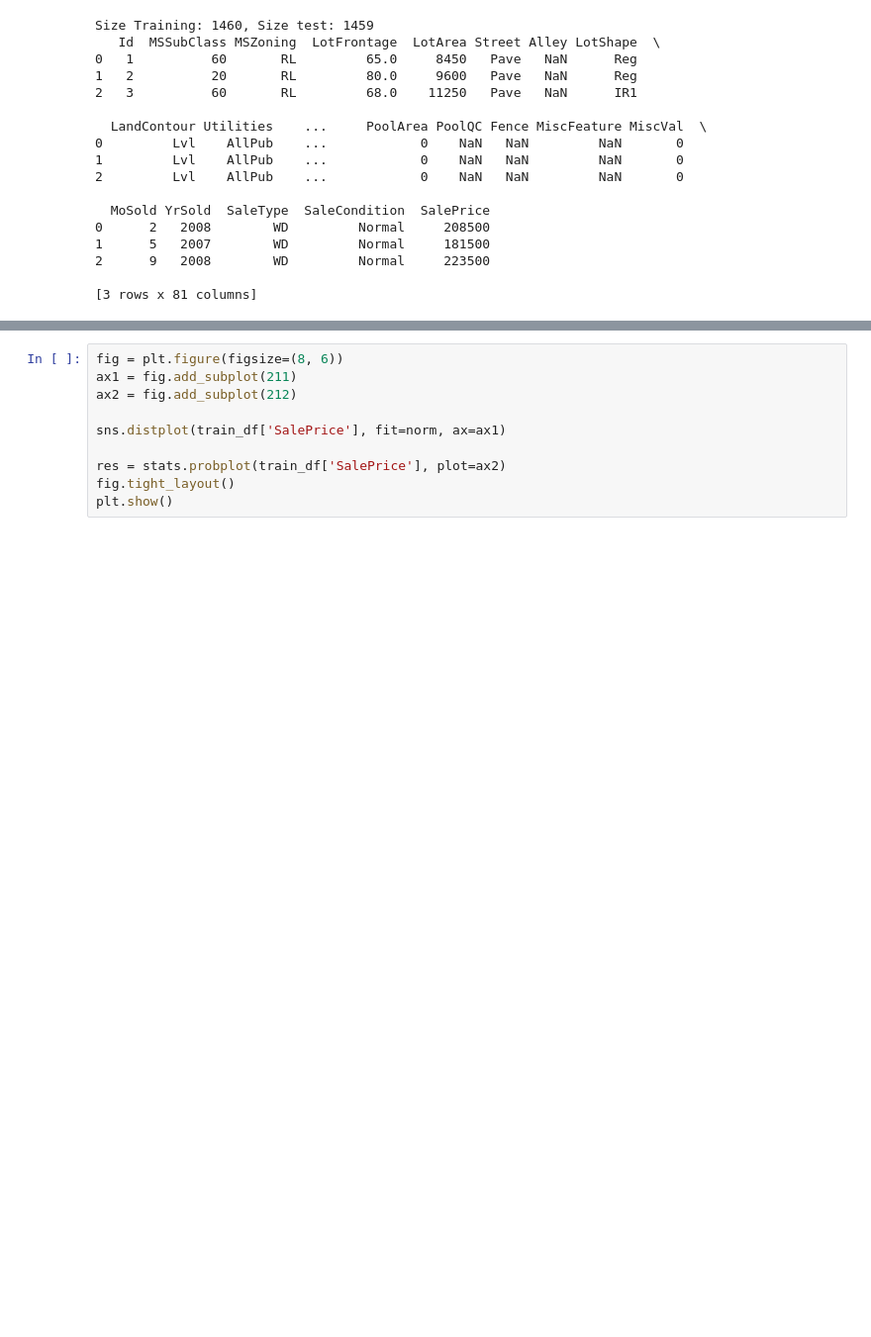
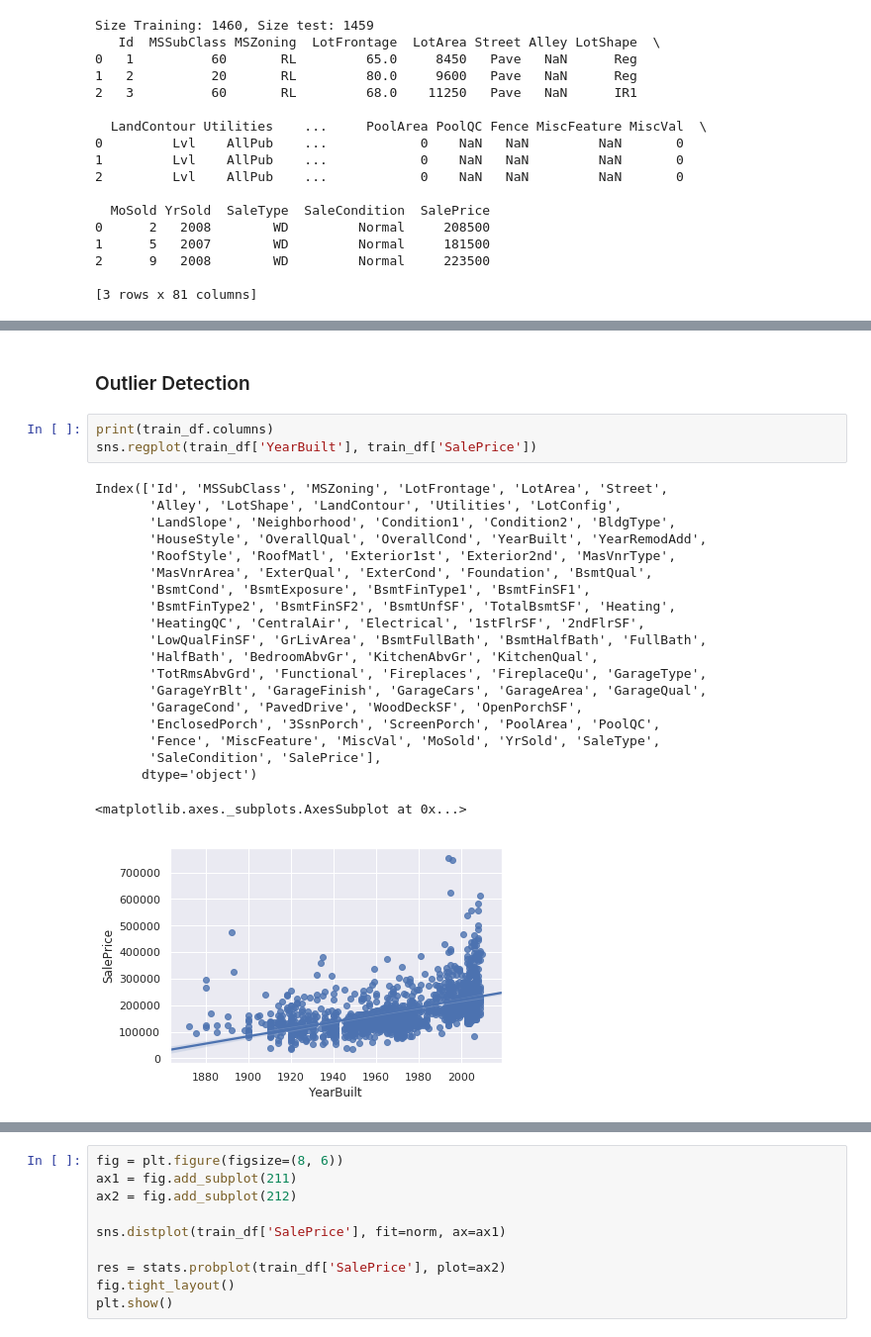
Before and after one commit to denmei/data-science-projects, a Jupyter notebook: HousePrices/HousePrices.ipynb, the cells around one changed output, grey strips where cells are left out. Shown at 99% size. Saved outputs shown, nothing was run; the diff lists cells and outputs as text; blank space fills up the shorter version.

```diff
--- a/HousePrices/HousePrices.ipynb
+++ b/HousePrices/HousePrices.ipynb
@@ -44 +127,27 @@ Size Training: 1460, Size test: 1459
+# %% [markdown]
+### Outlier Detection
+# %%
+print(train_df.columns)
+sns.regplot(train_df['YearBuilt'], train_df['SalePrice'])
+# %% [output]
+Index(['Id', 'MSSubClass', 'MSZoning', 'LotFrontage', 'LotArea', 'Street',
+       'Alley', 'LotShape', 'LandContour', 'Utilities', 'LotConfig',
+       'LandSlope', 'Neighborhood', 'Condition1', 'Condition2', 'BldgType',
+       'HouseStyle', 'OverallQual', 'OverallCond', 'YearBuilt', 'YearRemodAdd',
+       'RoofStyle', 'RoofMatl', 'Exterior1st', 'Exterior2nd', 'MasVnrType',
+       'MasVnrArea', 'ExterQual', 'ExterCond', 'Foundation', 'BsmtQual',
+       'BsmtCond', 'BsmtExposure', 'BsmtFinType1', 'BsmtFinSF1',
+       'BsmtFinType2', 'BsmtFinSF2', 'BsmtUnfSF', 'TotalBsmtSF', 'Heating',
+       'HeatingQC', 'CentralAir', 'Electrical', '1stFlrSF', '2ndFlrSF',
+       'LowQualFinSF', 'GrLivArea', 'BsmtFullBath', 'BsmtHalfBath', 'FullBath',
+       'HalfBath', 'BedroomAbvGr', 'KitchenAbvGr', 'KitchenQual',
+       'TotRmsAbvGrd', 'Functional', 'Fireplaces', 'FireplaceQu', 'GarageType',
+       'GarageYrBlt', 'GarageFinish', 'GarageCars', 'GarageArea', 'GarageQual',
+       'GarageCond', 'PavedDrive', 'WoodDeckSF', 'OpenPorchSF',
+       'EnclosedPorch', '3SsnPorch', 'ScreenPorch', 'PoolArea', 'PoolQC',
+       'Fence', 'MiscFeature', 'MiscVal', 'MoSold', 'YrSold', 'SaleType',
+       'SaleCondition', 'SalePrice'],
+      dtype='object')
+<matplotlib.axes._subplots.AxesSubplot at 0x...>
+[figure, added]
 # %% [markdown]
```
Also changed, not shown: parts of 7 cells of this notebook.
